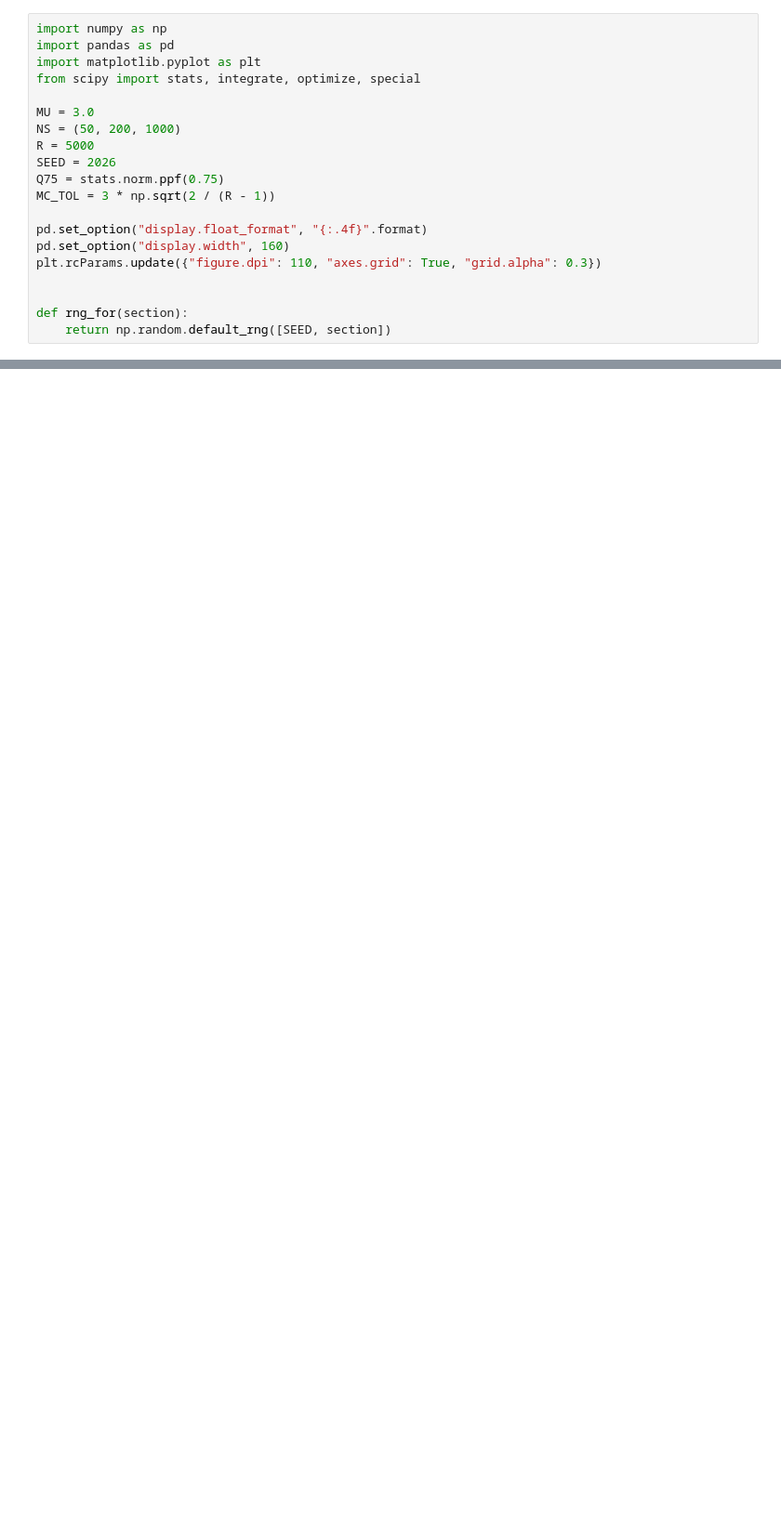
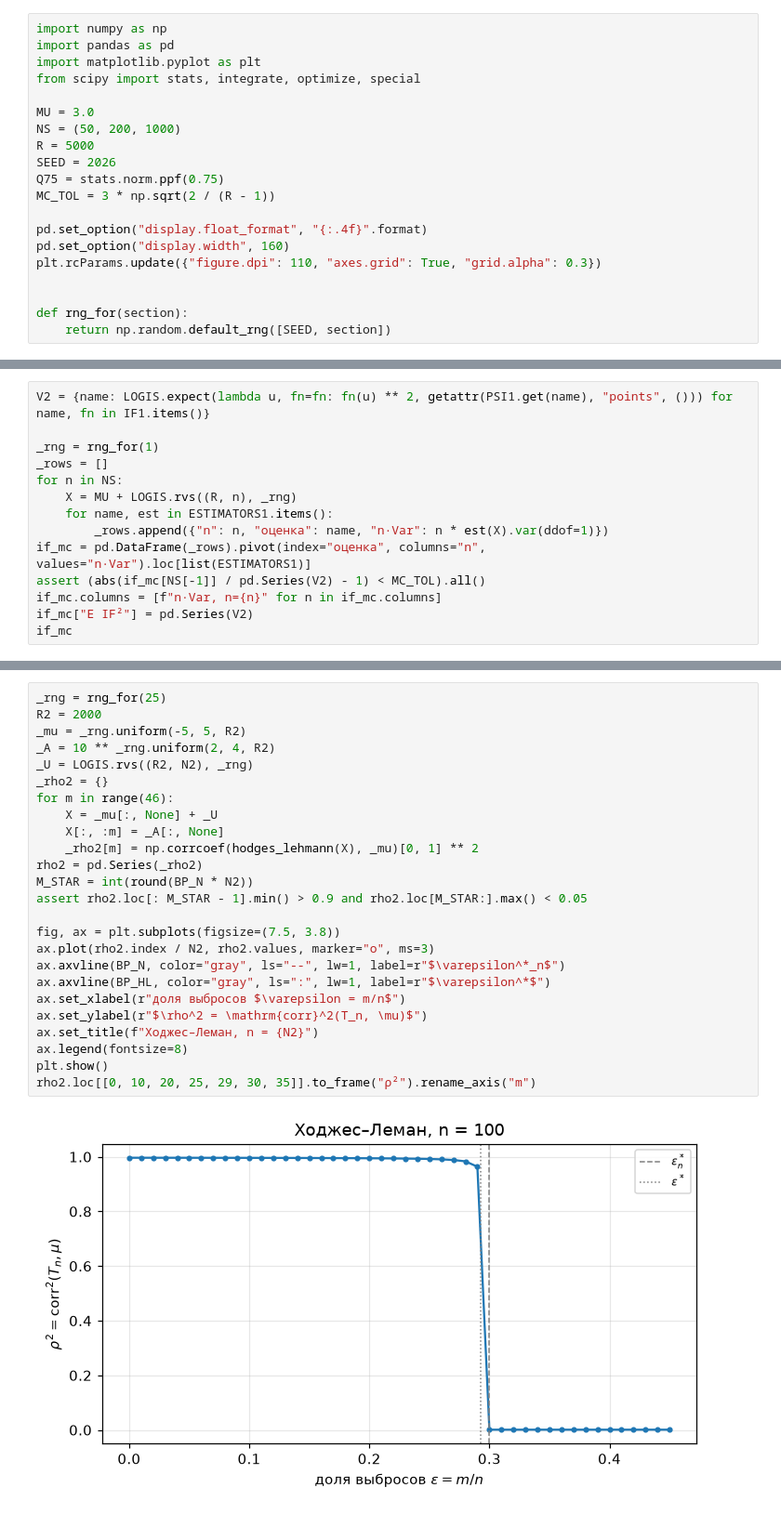
Before and after one commit to paulhowever/stata_ai_2026_WW, a Jupyter notebook: lab2.ipynb, the cells around one changed output, grey strips where cells are left out. Shown at 93% size. Drawn from its saved outputs; the diff is of its cells as text; blank space fills up the shorter version.

```diff
--- a/lab2.ipynb
+++ b/lab2.ipynb
@@ -1262,0 +243,14 @@ scale_c
+# %%
+V2 = {name: LOGIS.expect(lambda u, fn=fn: fn(u) ** 2, getattr(PSI1.get(name), "points", ())) for name, fn in IF1.items()}
+
+_rng = rng_for(1)
+_rows = []
+for n in NS:
+    X = MU + LOGIS.rvs((R, n), _rng)
+    for name, est in ESTIMATORS1.items():
+        _rows.append({"n": n, "оценка": name, "n·Var": n * est(X).var(ddof=1)})
+if_mc = pd.DataFrame(_rows).pivot(index="оценка", columns="n", values="n·Var").loc[list(ESTIMATORS1)]
+assert (abs(if_mc[NS[-1]] / pd.Series(V2) - 1) < MC_TOL).all()
+if_mc.columns = [f"n·Var, n={n}" for n in if_mc.columns]
+if_mc["E IF²"] = pd.Series(V2)
+if_mc
@@ -1262,0 +350,27 @@ scale_c
+# %%
+_rng = rng_for(25)
+R2 = 2000
+_mu = _rng.uniform(-5, 5, R2)
+_A = 10 ** _rng.uniform(2, 4, R2)
+_U = LOGIS.rvs((R2, N2), _rng)
+_rho2 = {}
+for m in range(46):
+    X = _mu[:, None] + _U
+    X[:, :m] = _A[:, None]
+    _rho2[m] = np.corrcoef(hodges_lehmann(X), _mu)[0, 1] ** 2
+rho2 = pd.Series(_rho2)
+M_STAR = int(round(BP_N * N2))
+assert rho2.loc[: M_STAR - 1].min() > 0.9 and rho2.loc[M_STAR:].max() < 0.05
+
+fig, ax = plt.subplots(figsize=(7.5, 3.8))
+ax.plot(rho2.index / N2, rho2.values, marker="o", ms=3)
+ax.axvline(BP_N, color="gray", ls="--", lw=1, label=r"$\varepsilon^*_n$")
+ax.axvline(BP_HL, color="gray", ls=":", lw=1, label=r"$\varepsilon^*$")
+ax.set_xlabel(r"доля выбросов $\varepsilon = m/n$")
+ax.set_ylabel(r"$\rho^2 = \mathrm{corr}^2(T_n, \mu)$")
+ax.set_title(f"Ходжес–Леман, n = {N2}")
+ax.legend(fontsize=8)
+plt.show()
+rho2.loc[[0, 10, 20, 25, 29, 30, 35]].to_frame("ρ²").rename_axis("m")
+# %% [output]
+[figure, added]
```
Also changed, not shown: parts of 78 cells of this notebook, 1 other file.
